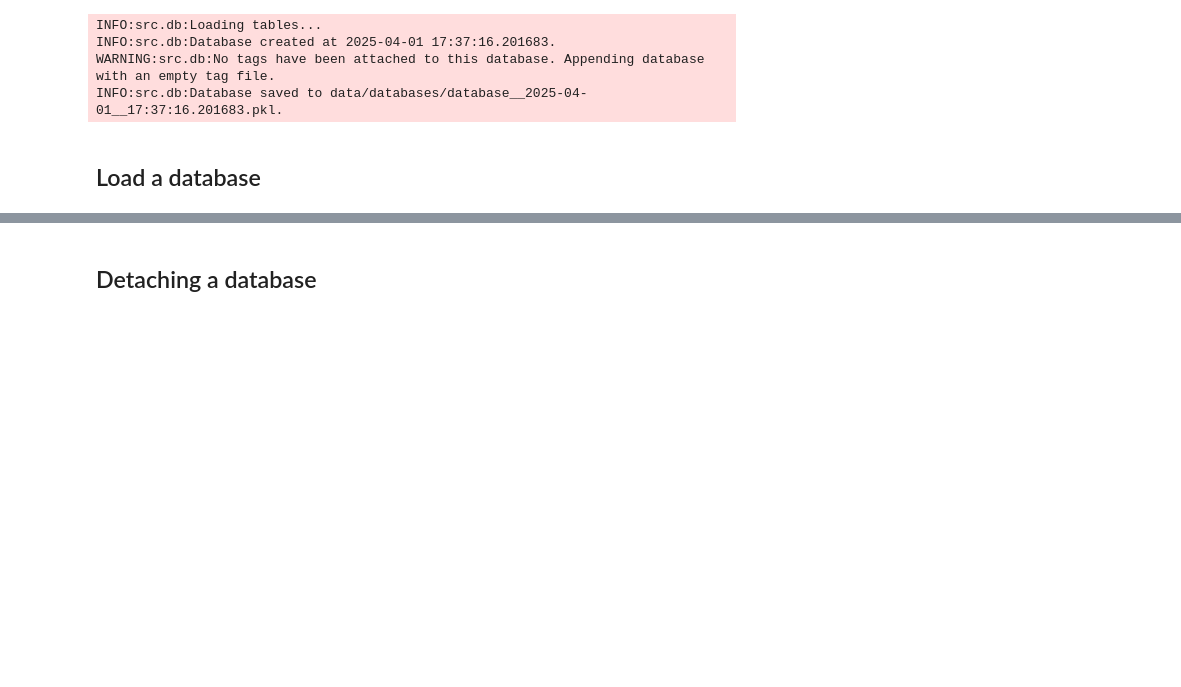
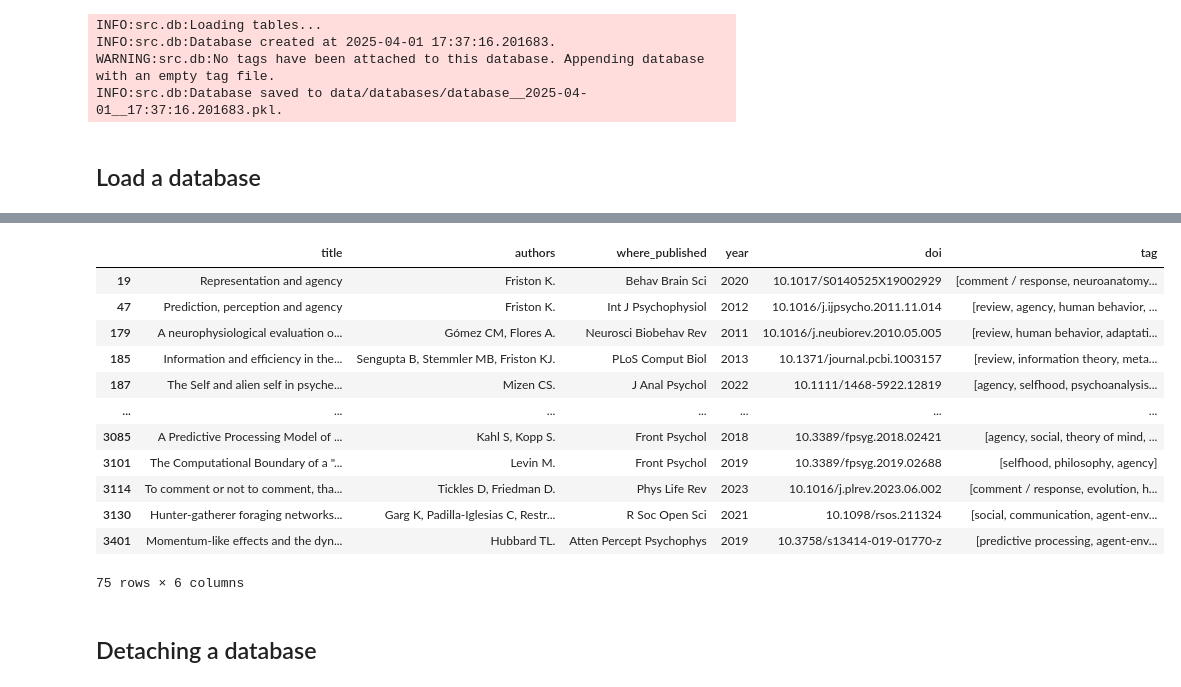
Before and after one commit to snamjoshi/aif-fep-db, a Jupyter notebook: examples/2_database.ipynb, the cells around one changed output, grey strips where cells are left out. Cells and saved outputs as stored; diff of their text form; code cells hidden in the pictures; blank space fills up the shorter version.

```diff
--- a/examples/2_database.ipynb
+++ b/examples/2_database.ipynb
@@ -57,3 +57,37 @@ INFO:src.db:Database loaded from data/databases/database__2025-04-01__17:37:16.2
+# %%
+from collections import OrderedDict
+database.db["tag"] = database.db["tag"].apply(lambda lst: [s.lower() for s in lst])
+df_exploded = database.db.explode("tag")
+mapping = df_exploded.groupby("tag")["doi"].apply(list).to_dict()
+# list(mapping.keys())
+# list(mapping.values())
+# mapping = OrderedDict(sorted(mapping.items()))
+
+# for k, v in mapping.items():
+#     print(k, v)
+# %%
+from itertools import chain
+
+selected_tags = list(mapping.keys())[:8]
+doi_list = [mapping[tag] for tag in selected_tags]
+doi_list = list(chain.from_iterable(doi_list))
+doi_list = list(set(doi_list))
+# %%
+database.db[database.db["doi"].isin(doi_list)]
+# %% [output]
+|  | title | authors | where_published | year | doi | tag |
+| 19 | Representation and agency | Friston K. | Behav Brain Sci | 2020 | 10.1017/S0140525X19002929 | [comment / response, neuroanatomy... |
+| 47 | Prediction, perception and agency | Friston K. | Int J Psychophysiol | 2012 | 10.1016/j.ijpsycho.2011.11.014 | [review, agency, human behavior, ... |
+| 179 | A neurophysiological evaluation o... | Gómez CM, Flores A. | Neurosci Biobehav Rev | 2011 | 10.1016/j.neubiorev.2010.05.005 | [review, human behavior, adaptati... |
+| 185 | Information and efficiency in the... | Sengupta B, Stemmler MB, Friston KJ. | PLoS Comput Biol | 2013 | 10.1371/journal.pcbi.1003157 | [review, information theory, meta... |
+| 187 | The Self and alien self in psyche... | Mizen CS. | J Anal Psychol | 2022 | 10.1111/1468-5922.12819 | [agency, selfhood, psychoanalysis... |
+| ... | ... | ... | ... | ... | ... | ... |
+| 3085 | A Predictive Processing Model of ... | Kahl S, Kopp S. | Front Psychol | 2018 | 10.3389/fpsyg.2018.02421 | [agency, social, theory of mind, ... |
+| 3101 | The Computational Boundary of a "... | Levin M. | Front Psychol | 2019 | 10.3389/fpsyg.2019.02688 | [selfhood, philosophy, agency] |
+| 3114 | To comment or not to comment, tha... | Tickles D, Friedman D. | Phys Life Rev | 2023 | 10.1016/j.plrev.2023.06.002 | [comment / response, evolution, h... |
+| 3130 | Hunter-gatherer foraging networks... | Garg K, Padilla-Iglesias C, Restr... | R Soc Open Sci | 2021 | 10.1098/rsos.211324 | [social, communication, agent-env... |
+| 3401 | Momentum-like effects and the dyn... | Hubbard TL. | Atten Percept Psychophys | 2019 | 10.3758/s13414-019-01770-z | [predictive processing, agent-env... |
+75 rows × 6 columns
 # %% [markdown]
 ## Detaching a database
 # %%
```
Also changed, not shown: parts of 1 cell of this notebook, 1 other file.
